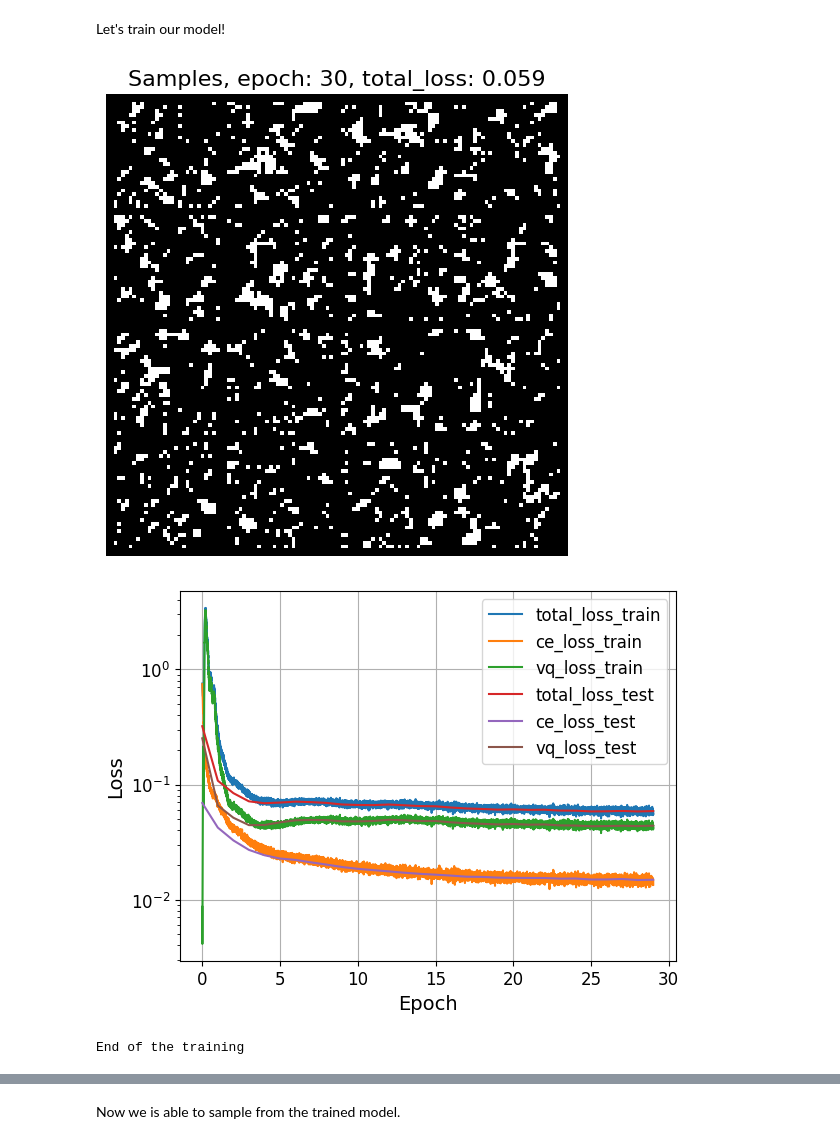
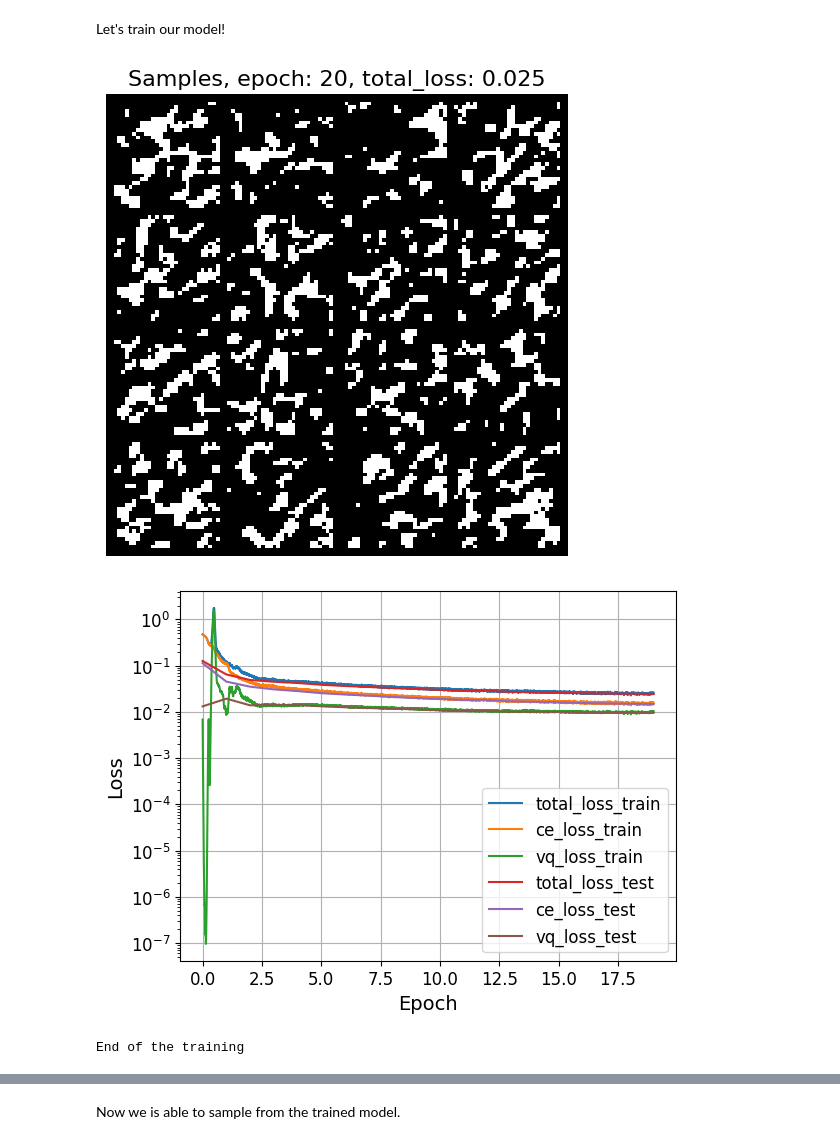
Before and after one commit to fantdali/2025-DGM-MIPT-YSDA-course, a Jupyter notebook: homeworks/hw3.ipynb, the cells around one changed output, grey strips where cells are left out. Saved outputs shown, nothing was run; the diff lists cells and outputs as text; code cells hidden in the pictures.

Commit message:
done: hw3 vqvae, wgan

```diff
--- a/homeworks/hw3.ipynb
+++ b/homeworks/hw3.ipynb
@@ -108,7 +115,7 @@ import torch.utils.data as data
 
 if torch.cuda.is_available():
     DEVICE = "cuda"
-    print('GPU found :)')
 else:
-    DEVICE = "cpu"
-    print('GPU not found :(')
+    DEVICE = "mps" if torch.backends.mps.is_available() else "cpu"
+
+print(f"{DEVICE=}")
@@ -283,7 +317,9 @@ class VQVAEModel(BaseModel):
         # 1) apply encoder
         # 2) apply vector quantizer (it returns quantized representation + vq_loss)
         # 3) apply decoder (it returns decoded samples)
-
+        encoded = self.encoder(x)
+        quantized, vq_loss = self.vq_layer(encoded)
+        decoded = self.decoder(quantized)
         # ====
         return decoded, vq_loss
 
@@ -292,7 +328,10 @@ class VQVAEModel(BaseModel):
         # your code
         # 1) apply model
         # 2) get cross entropy loss
+        decoded, vq_loss = self.forward(x)
+        targets = x.squeeze(1).long() # (b, 28, 28)
 
+        ce_loss = F.cross_entropy(decoded, targets)
         # ====
         return {
             "total_loss": self.ce_loss_scale * ce_loss + vq_loss,
@@ -305,7 +344,8 @@ class VQVAEModel(BaseModel):
         # your code
         # 1) apply encoder
         # 2) get indices of codes using vector quantizer
-
+        encoded = self.encoder(x)
+        codebook_indices = self.vq_layer.get_code_indices(encoded)
         # ====
         return codebook_indices
 
@@ -315,7 +355,12 @@ class VQVAEModel(BaseModel):
         # prior distribution is uniform
         # 1) get samples from categorical distribution
         # 2) get quantized representations using vector quantizer
-
+        device = self.vq_layer.embedding.weight.device
+        categorical_dist = torch.distributions.Categorical(
+            torch.ones(self.vq_layer.num_embeddings, device=device) / self.vq_layer.num_embeddings
+        )
+        samples = categorical_dist.sample((n, *self.latent_size)) # (n, h, w)
+        quantized = self.vq_layer.get_quantized(samples)
         # ====
         return quantized
 
@@ -326,7 +371,11 @@ class VQVAEModel(BaseModel):
         # 1) apply softmax to the logits
         # 2) sample from the distribution (e.x. you could use torch.multinomial)
         # be careful with the sizes of the tensors (may be you need to permute/reshape dimensios)
-
+        # logits: (B, C, H, W)
+        probs = logits.softmax(dim=1)  # (B, C, H, W)
+        B, C, H, W = probs.shape
+        probs = probs.permute(0, 2, 3, 1).reshape(-1, C)  # (B*H*W, C)
+        samples = torch.multinomial(probs, 1).reshape(B, 1, H, W)
         # ====
         return samples.cpu().numpy()
 
@@ -337,14 +386,16 @@ class VQVAEModel(BaseModel):
             # 1) sample from prior distribution
             # 2) apply decoder
             # 3) sample from logits
-
+            quantized = self.prior(n) # (n, latent_dim, 7, 7)
+            logits = self.decoder(quantized) # (n, 2, 28, 28)
+            samples = self.sample_from_logits(logits)
             # ====
             return samples.astype(float)
 
 
 def test_vqvae_model():
-    model = VQVAEModel().cuda()
-    x = torch.zeros((2, 1, 28, 28)).cuda()
+    model = VQVAEModel()#.to(DEVICE)
+    x = torch.zeros((2, 1, 28, 28))#.to(DEVICE)
 
     encoded = model.encoder(x)
     size = encoded.shape[2:]
@@ -373,36 +424,36 @@ Let's train our model!
 # %%
 # ====
 # your code
 # choose these parameters
-BATCH_SIZE =
-EPOCHS =
-LR =
-CE_SCALE =
+BATCH_SIZE = 256
+EPOCHS = 20
+LR = 1e-3
+CE_SCALE =  0.7
 # ====
 
 model = VQVAEModel(ce_loss_scale=CE_SCALE, latent_dim=16, num_embeddings=128)
 
 train_loader = data.DataLoader(train_data, batch_size=BATCH_SIZE, shuffle=True)
 test_loader = data.DataLoader(test_data, batch_size=BATCH_SIZE)
 
 # ====
 # your code
 # choose any optimizer/scheduler as you want
 optimizer = torch.optim.Adam(model.parameters(), lr=LR)
 # ====
 
 train_model(
     model,
     train_loader,
     test_loader,
     epochs=EPOCHS,
     optimizer=optimizer,
     device=DEVICE,
     n_samples=16,
     visualize_samples=True,
     logscale_y=True,
 )
 # %% [output]
-[figure, old version]
+[figure, new version]
-[figure, old version]
+[figure, new version]
 End of the training
```
Also changed, not shown: parts of 26 cells of this notebook, 1 other file.
